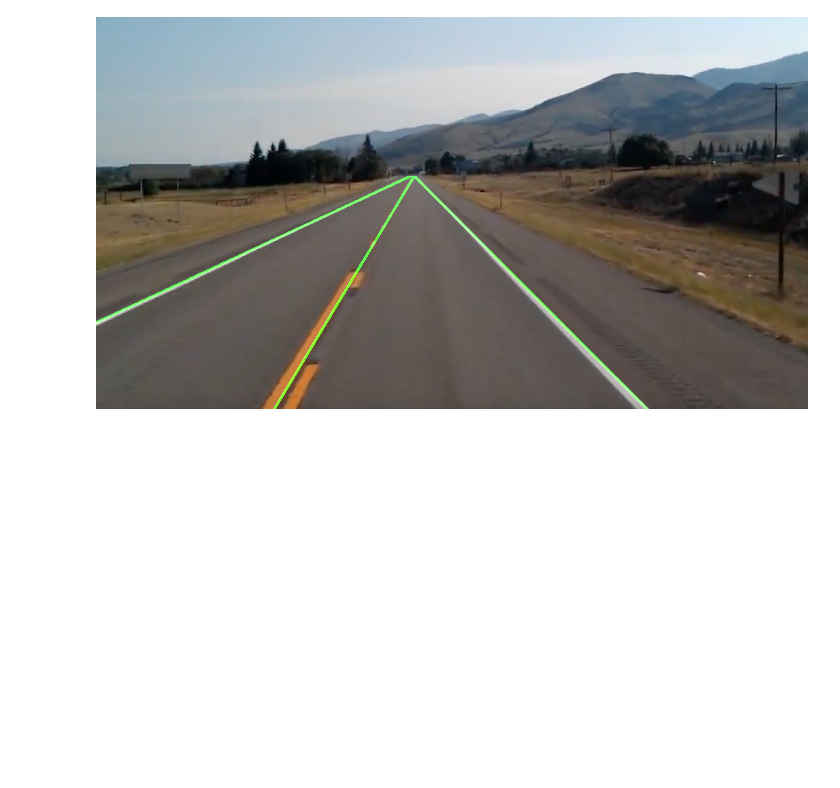
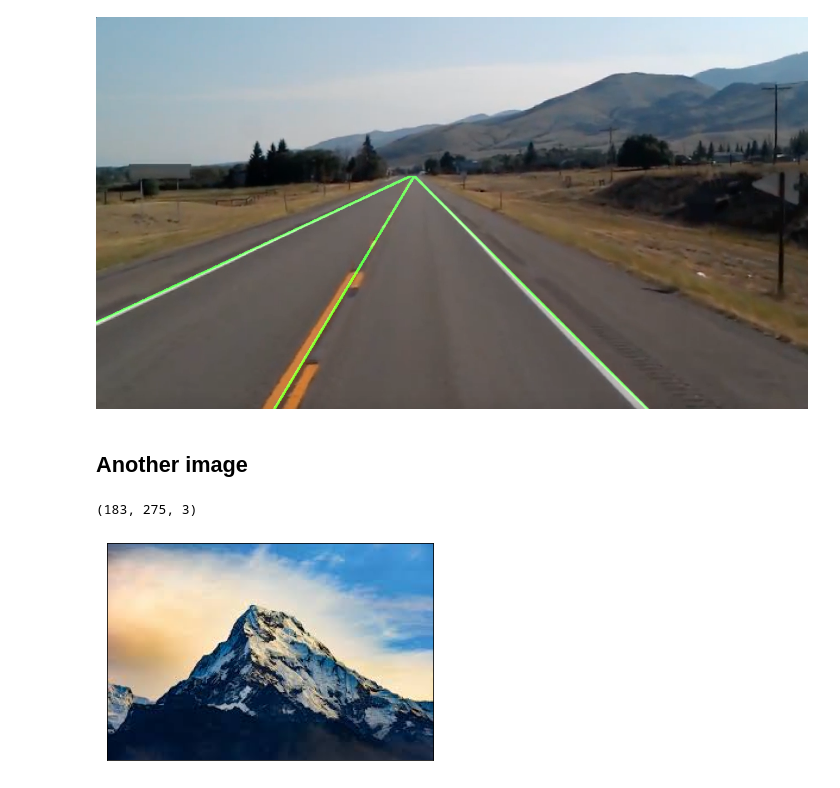
Before and after one commit to moharamfatema/Image-Processing, a Jupyter notebook: hough transform/Road_Lane_Detection_Using_Hough_Transform.ipynb, the cells around one changed output. Drawn from its saved outputs; the diff is of its cells as text; code cells hidden in the pictures; blank space fills up the shorter version.

Commit message:
another_img_test

```diff
--- a/hough transform/Road_Lane_Detection_Using_Hough_Transform.ipynb
+++ b/hough transform/Road_Lane_Detection_Using_Hough_Transform.ipynb
@@ -138,3 +138,15 @@ cv2_imshow(imgc)
 # %% [output]
 [figure]
 [figure]
+# %% [markdown]
+## Another image
+# %%
+mountain_img_path = 'm.jpeg'
+img = cv2.imread(mountain_img_path)
+print(img.shape)
+# %% [output]
+(183, 275, 3)
+# %%
+show_image(img)
+# %% [output]
+[figure, added]
```
Also changed, not shown: parts of 19 cells of this notebook, 1 other file.
